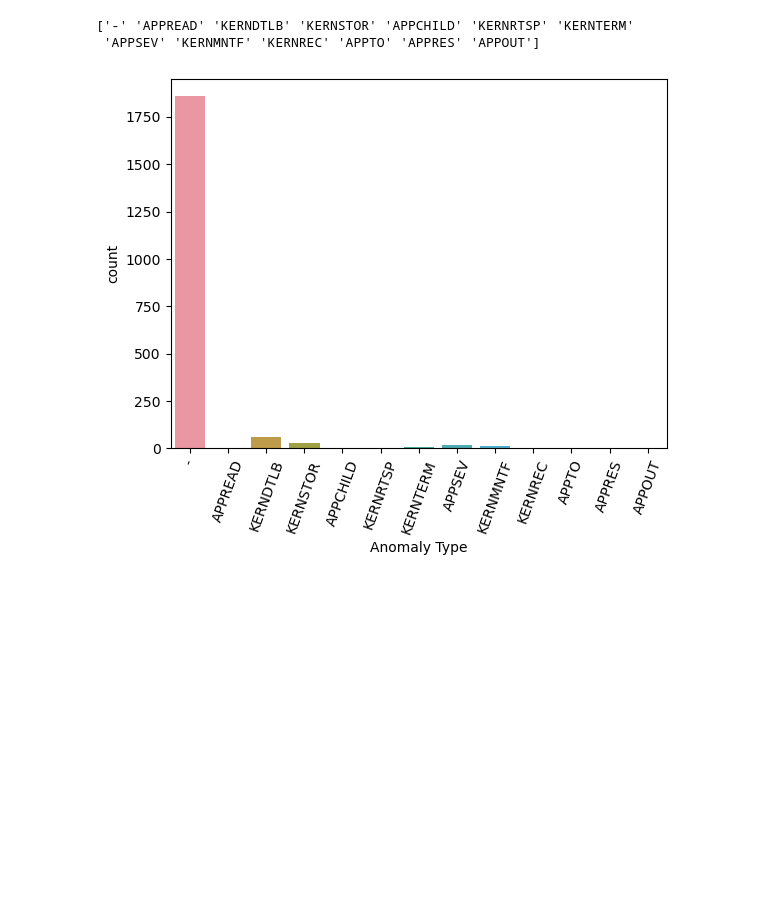
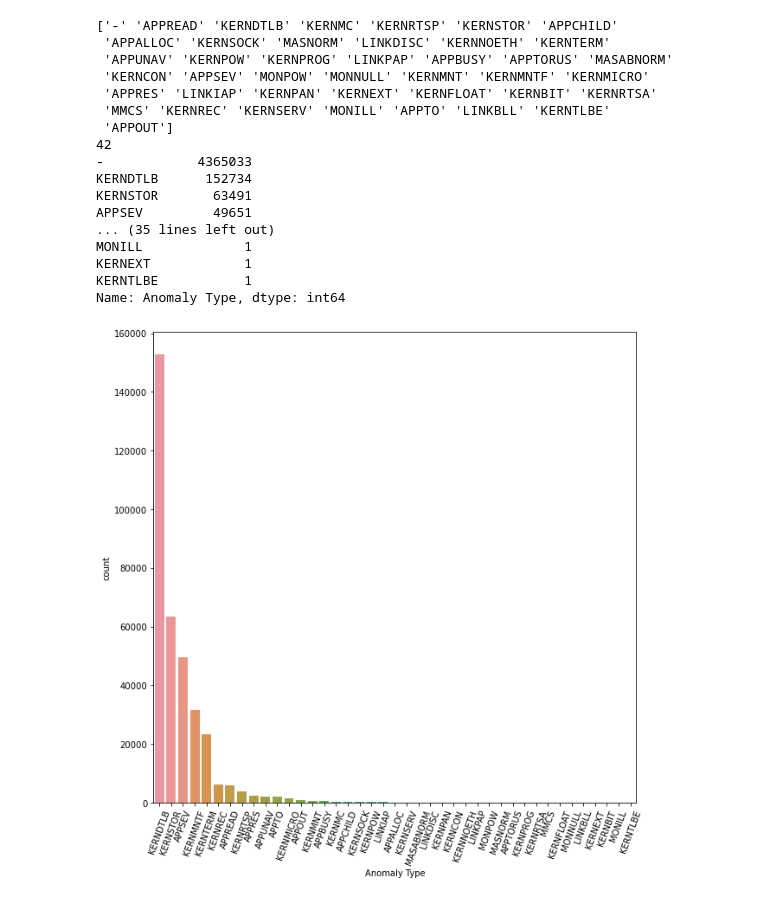
Before and after one commit to muthuskumar/msds13, a Jupyter notebook: eda.ipynb, the cells around one changed output. Cells and saved outputs as stored; diff of their text form; code cells hidden in the pictures; blank space fills up the shorter version.

```diff
--- a/eda.ipynb
+++ b/eda.ipynb
@@ -10,5 +11,9 @@ import seaborn as sns
 project_root = os.getcwd()
 input_dir = 'input'
 
-log_csv_file_name = 'bgl_2k.csv'
+log_csv_file_name = 'BGL.csv'
 log_csv_file = log_file = path.abspath(path.join(project_root, input_dir, log_csv_file_name))
+# %%
+original_df = pd.read_csv(log_csv_file)
+print(original_df.shape)
+print(original_df.info())
@@ -15,5 +38,5 @@ log_csv_file = log_file = path.abspath(path.join(project_root, input_dir, log_cs
 # %%
-original_df = pd.read_csv(log_csv_file, names=['Anomaly Type', 'Timestamp (ms)', 'Date', 'Node', 'Timestamp', 'Node Repeat', 'Message Type', 'Component', 'Level', 'Content'])
+original_df.drop(['Timestamp (ms)', 'Node Repeat'], axis = 1)
 original_df['Anomaly Label'] = np.where(original_df['Anomaly Type'] == '-', 0, 1)
 original_df['Timestamp'] = pd.to_datetime(original_df['Timestamp'], format='%Y-%m-%d-%H.%M.%S.%f')
 
@@ -39,13 +62,34 @@ original_df.head(n=20)
 # %%
 unique_anomaly_type = original_df['Anomaly Type'].unique()
 print(unique_anomaly_type)
-op = sns.countplot(x='Anomaly Type', data=original_df)
-op.set_xticklabels(labels = unique_anomaly_type, rotation = 70)
+print(len(unique_anomaly_type))
+print(original_df['Anomaly Type'].value_counts())
+
+df_with_anomaly = original_df[original_df['Anomaly Type'] != '-']
+anomaly_types = df_with_anomaly['Anomaly Type'].value_counts().index
+fig, ax = plt.subplots(figsize=(10, 10))
+op = sns.countplot(x='Anomaly Type', data=df_with_anomaly, order=anomaly_types)
+op.set_xticklabels(labels = anomaly_types, rotation = 70)
 plt.show()
 # %% [output]
-['-' 'APPREAD' 'KERNDTLB' 'KERNSTOR' 'APPCHILD' 'KERNRTSP' 'KERNTERM'
- 'APPSEV' 'KERNMNTF' 'KERNREC' 'APPTO' 'APPRES' 'APPOUT']
+['-' 'APPREAD' 'KERNDTLB' 'KERNMC' 'KERNRTSP' 'KERNSTOR' 'APPCHILD'
+ 'APPALLOC' 'KERNSOCK' 'MASNORM' 'LINKDISC' 'KERNNOETH' 'KERNTERM'
+ 'APPUNAV' 'KERNPOW' 'KERNPROG' 'LINKPAP' 'APPBUSY' 'APPTORUS' 'MASABNORM'
+ 'KERNCON' 'APPSEV' 'MONPOW' 'MONNULL' 'KERNMNT' 'KERNMNTF' 'KERNMICRO'
+ 'APPRES' 'LINKIAP' 'KERNPAN' 'KERNEXT' 'KERNFLOAT' 'KERNBIT' 'KERNRTSA'
+ 'MMCS' 'KERNREC' 'KERNSERV' 'MONILL' 'APPTO' 'LINKBLL' 'KERNTLBE'
+ 'APPOUT']
+42
+-            4365033
+KERNDTLB      152734
+KERNSTOR       63491
+APPSEV         49651
+... (35 lines left out)
+MONILL             1
+KERNEXT            1
+KERNTLBE           1
+Name: Anomaly Type, dtype: int64
-[figure, old version]
+[figure, new version]
 # %%
 unique_components = original_df['Component'].unique()
 print(unique_components)
```
Also changed, not shown: parts of 31 cells of this notebook, 2 other files.
